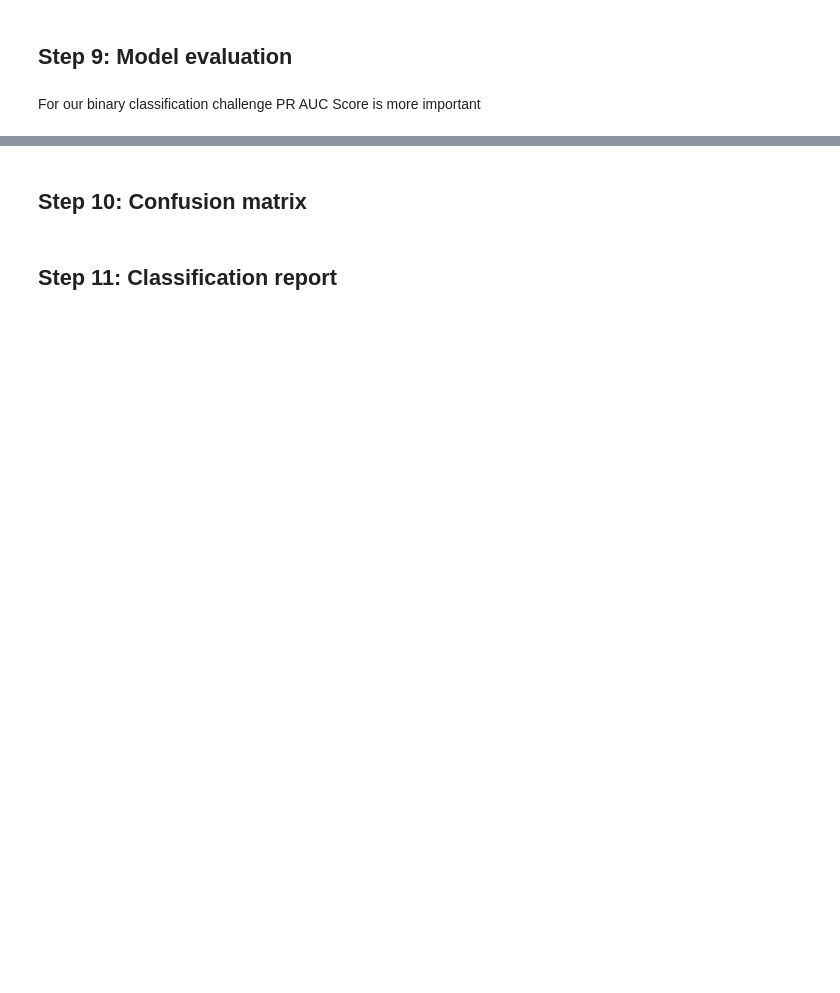
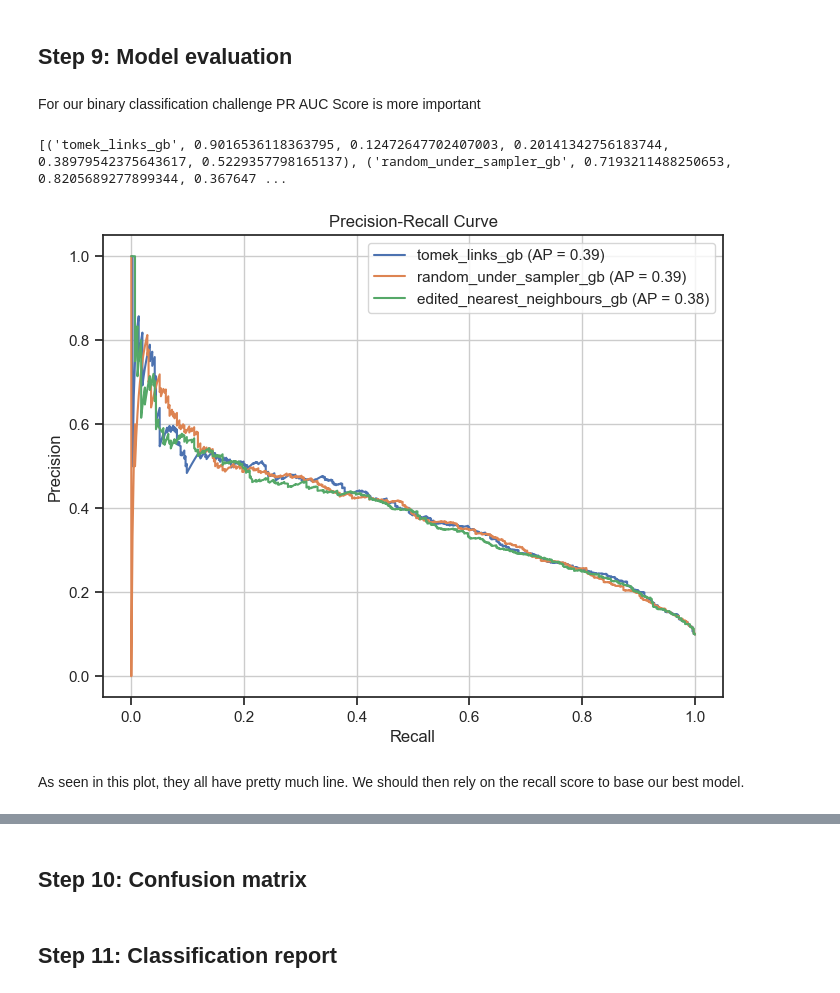
Before and after one commit to kaidalisohaib/AICohortW24, a Jupyter notebook: notebooks/model_training.ipynb, the cells around one changed output, grey strips where cells are left out. Saved outputs shown, nothing was run; the diff lists cells and outputs as text; code cells hidden in the pictures; blank space fills up the shorter version.

```diff
--- a/notebooks/model_training.ipynb
+++ b/notebooks/model_training.ipynb
@@ -401,5 +465,42 @@ plt.show()
 ## Step 9: Model evaluation
 # %% [markdown]
 For our binary classification challenge PR AUC Score is more important
+# %%
+import matplotlib.pyplot as plt
+from sklearn.metrics import precision_recall_curve
+from sklearn.metrics import average_precision_score
+
+# Assuming model_scores is a list of (model_name, accuracy, recall, f1_score, pr_auc) tuples
+top_models = sorted(model_scores, key=lambda x: x[4], reverse=True)[:3]
+
+plt.figure(figsize=(8, 6))
+print(top_models)
+for model_name, _, _, _, _, _ in top_models:
+    # Assuming model_dict contains the trained model objects
+    model =  results[model_name]["best_model"]
+
+    # Predict probabilities on the test set
+    y_scores = model.predict_proba(X_test)[:, 1]
+
+    # Compute precision and recall
+    precision, recall, _ = precision_recall_curve(y_test, y_scores)
+
+    # Calculate average precision
+    avg_precision = average_precision_score(y_test, y_scores)
+
+    # Plot PR curve
+    plt.plot(recall, precision, label=f'{model_name} (AP = {avg_precision:.2f})')
+
+plt.xlabel('Recall')
+plt.ylabel('Precision')
+plt.title('Precision-Recall Curve')
+plt.legend()
+plt.grid(True)
+plt.show()
+# %% [output]
+[('tomek_links_gb', 0.9016536118363795, 0.12472647702407003, 0.20141342756183744, 0.38979542375643617, 0.5229357798165137), ('random_under_sampler_gb', 0.7193211488250653, 0.8205689277899344, 0.367647 ...
+[figure, added]
+# %% [markdown]
+As seen in this plot, they all have pretty much line. We should then rely on the recall score to base our best model.
 # %%
 best_model_name = None
```
Also changed, not shown: parts of 8 cells of this notebook, 30 other files.
